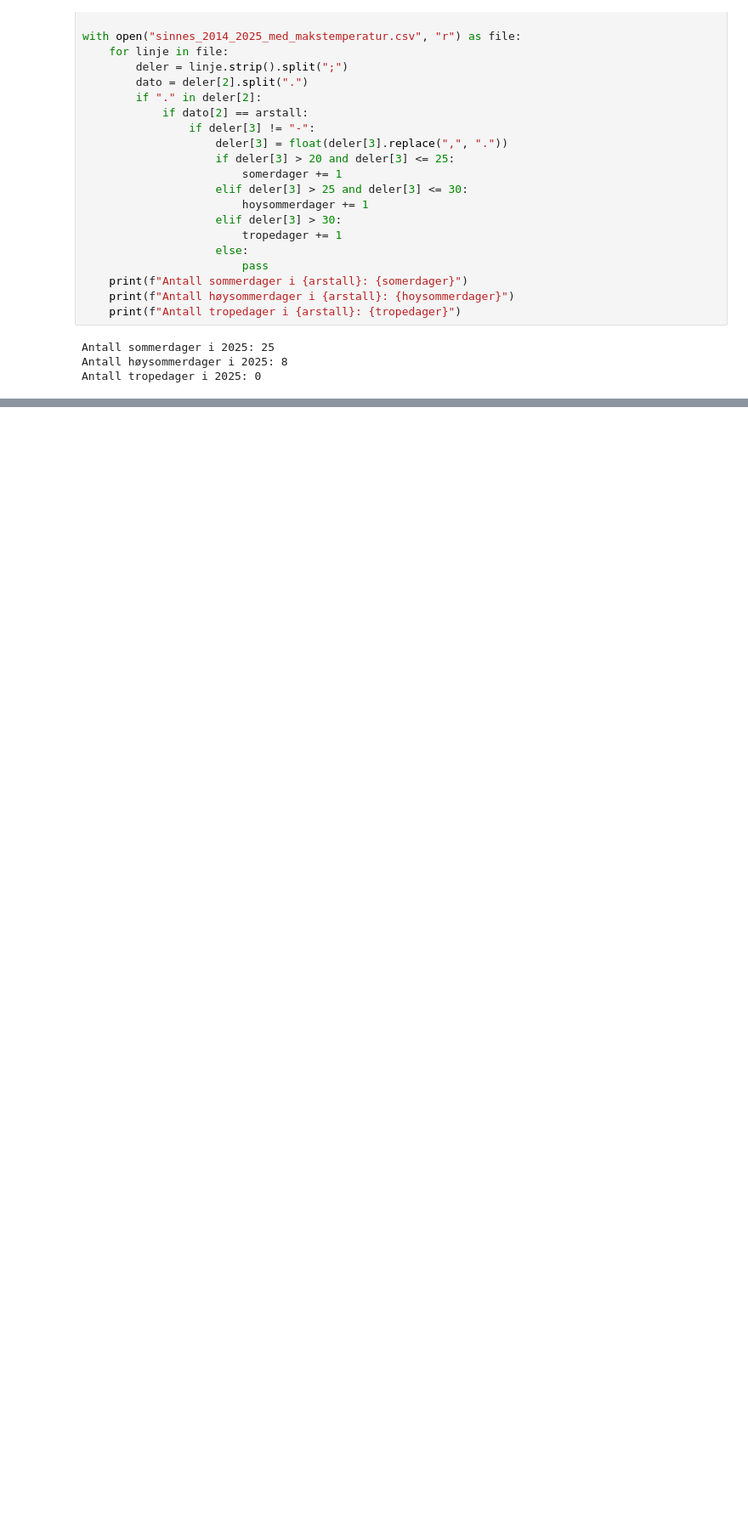
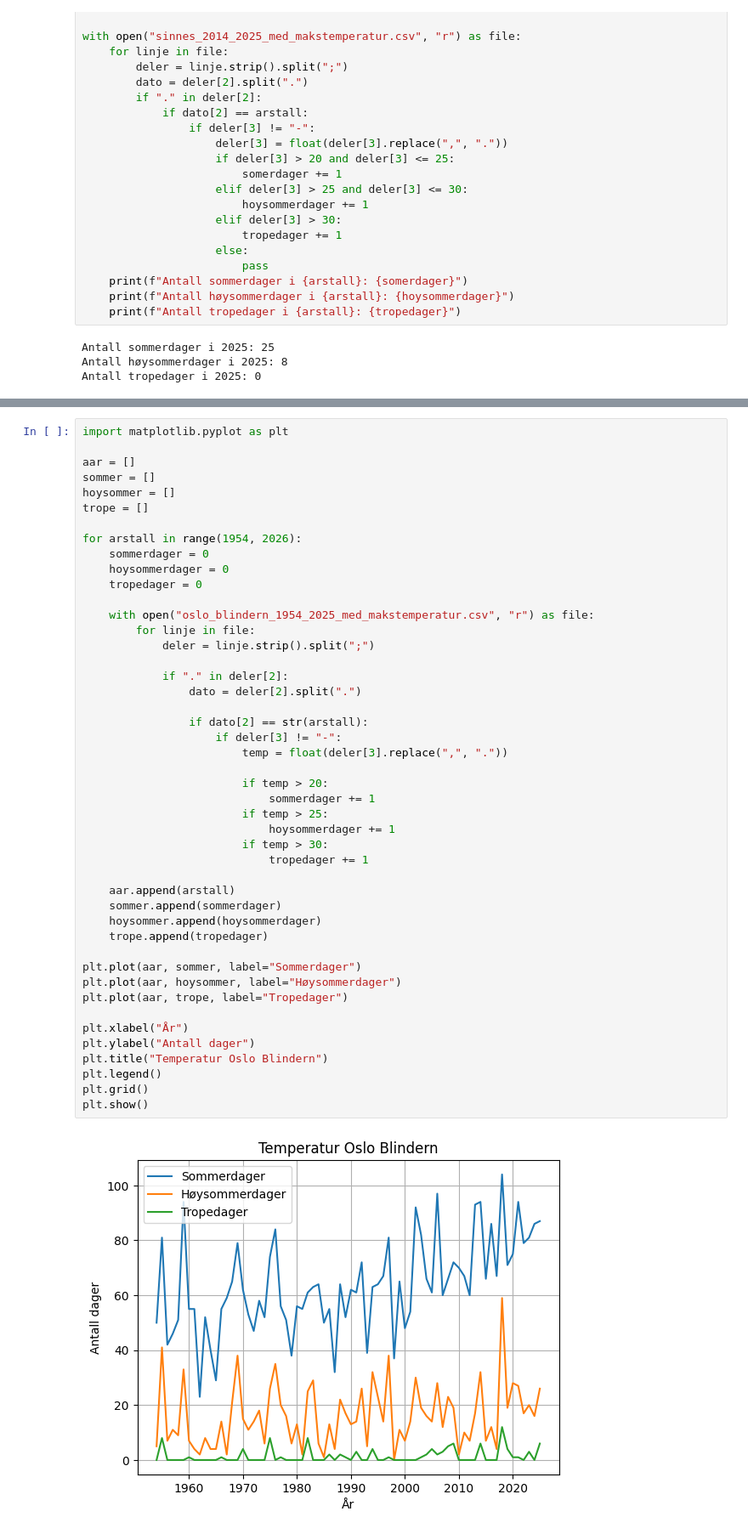
Before and after one commit to runarfjetland/Gruppe-13---Hairloss, a Jupyter notebook: Deloppgave_H.ipynb, the cells around one changed output, grey strips where cells are left out. Shown at 85% size. Cells and saved outputs as stored; diff of their text form; blank space fills up the shorter version.

```diff
--- a/Deloppgave_H.ipynb
+++ b/Deloppgave_H.ipynb
@@ -30,0 +33,48 @@ Antall tropedager i 2025: 0
+# %%
+import matplotlib.pyplot as plt
+
+aar = []
+sommer = []
+hoysommer = []
+trope = []
+
+for arstall in range(1954, 2026):
+    sommerdager = 0
+    hoysommerdager = 0
+    tropedager = 0
+
+    with open("oslo_blindern_1954_2025_med_makstemperatur.csv", "r") as file:
+        for linje in file:
+            deler = linje.strip().split(";")
+
+            if "." in deler[2]:
+                dato = deler[2].split(".")
+
+                if dato[2] == str(arstall):
+                    if deler[3] != "-":
+                        temp = float(deler[3].replace(",", "."))
+
+                        if temp > 20:
+                            sommerdager += 1
+                        if temp > 25:
+                            hoysommerdager += 1
+                        if temp > 30:
+                            tropedager += 1
+
+    aar.append(arstall)
+    sommer.append(sommerdager)
+    hoysommer.append(hoysommerdager)
+    trope.append(tropedager)
+
+plt.plot(aar, sommer, label="Sommerdager")
+plt.plot(aar, hoysommer, label="Høysommerdager")
+plt.plot(aar, trope, label="Tropedager")
+
+plt.xlabel("År")
+plt.ylabel("Antall dager")
+plt.title("Temperatur Oslo Blindern")
+plt.legend()
+plt.grid()
+plt.show()
+# %% [output]
+[figure, added]
```
Also changed, not shown: parts of 1 cell of this notebook.
